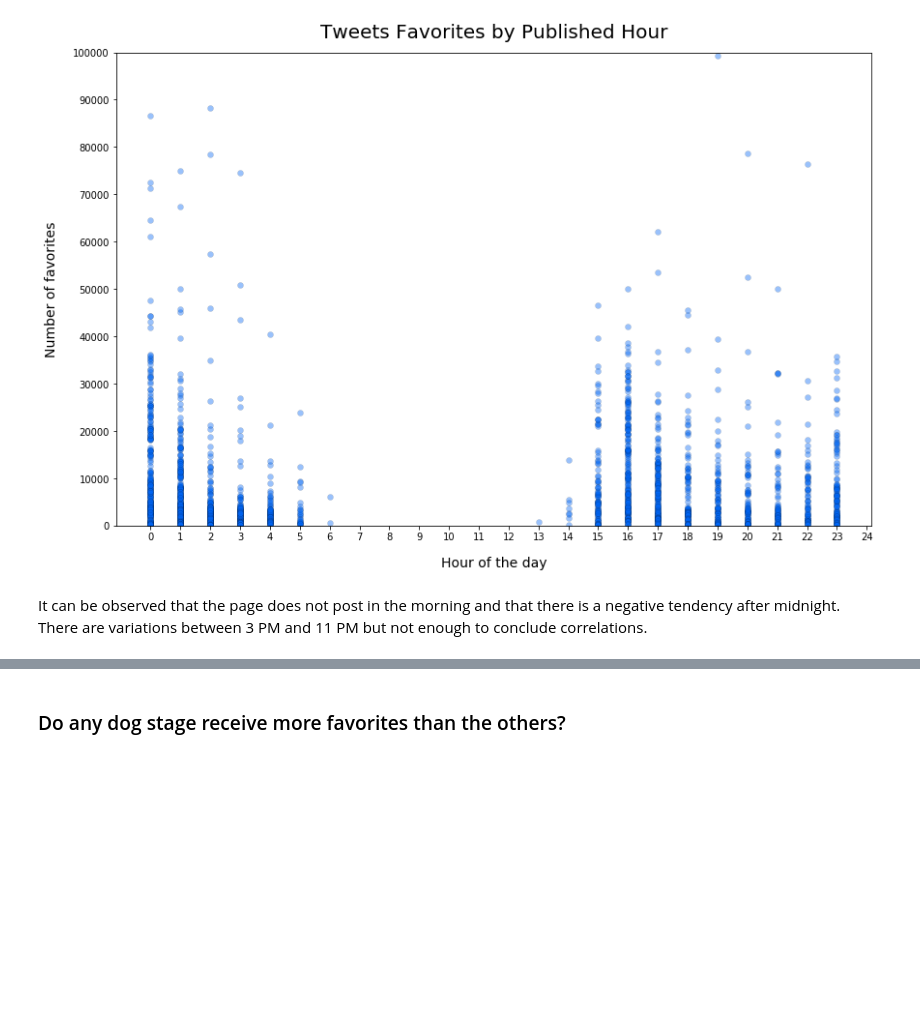
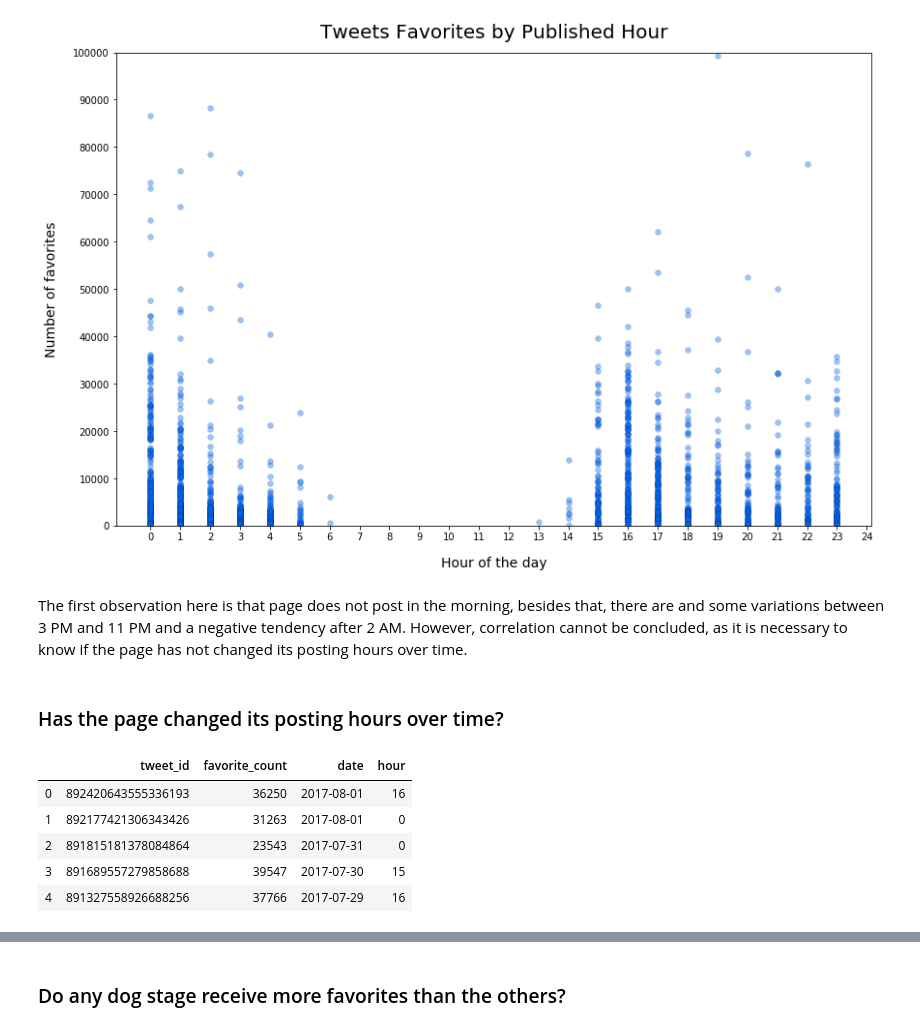
Before and after one commit to Nevesgmd/WeRateDogs-twitter-analysis, a Jupyter notebook: wrangle_act.ipynb, the cells around one changed output, grey strips where cells are left out. Cells and saved outputs as stored; diff of their text form; code cells hidden in the pictures; blank space fills up the shorter version.

```diff
--- a/wrangle_act.ipynb
+++ b/wrangle_act.ipynb
@@ -1440,6 +1444,20 @@ plt.yticks(range(0, 100001, 10000));
 plt.savefig('visualizations/favorites_hour_corr.png');
 # %% [output]
 [figure]
-# %% [markdown]
-It can be observed that the page does not post in the morning and that there is a negative tendency after midnight.
-There are variations between 3 PM and 11 PM but not enough to conclude correlations.
+# %% [markdown]
+The first observation here is that page does not post in the morning, besides that, there are and some variations between 3 PM and 11 PM and a negative tendency after 2 AM. However, correlation cannot be concluded, as it is necessary to know if the page has not changed its posting hours over time.
+# %% [markdown]
+### Has the page changed its posting hours over time? <a name="favs_hour"></a>
+# %%
+# Creating df with number of favorites, date and posting hour of the tweets
+favorites_date_time = pd.merge(favorites_date, favorites_time[['tweet_id', 'hour']], left_on='tweet_id',
+                                  right_on='tweet_id', how='inner')
+
+favorites_date_time.head()
+# %% [output]
+|  | tweet_id | favorite_count | date | hour |
+| 0 | 892420643555336193 | 36250 | 2017-08-01 | 16 |
+| 1 | 892177421306343426 | 31263 | 2017-08-01 | 0 |
+| 2 | 891815181378084864 | 23543 | 2017-07-31 | 0 |
+| 3 | 891689557279858688 | 39547 | 2017-07-30 | 15 |
+| 4 | 891327558926688256 | 37766 | 2017-07-29 | 16 |
```
Also changed, not shown: parts of 9 cells of this notebook, 10 other files.
